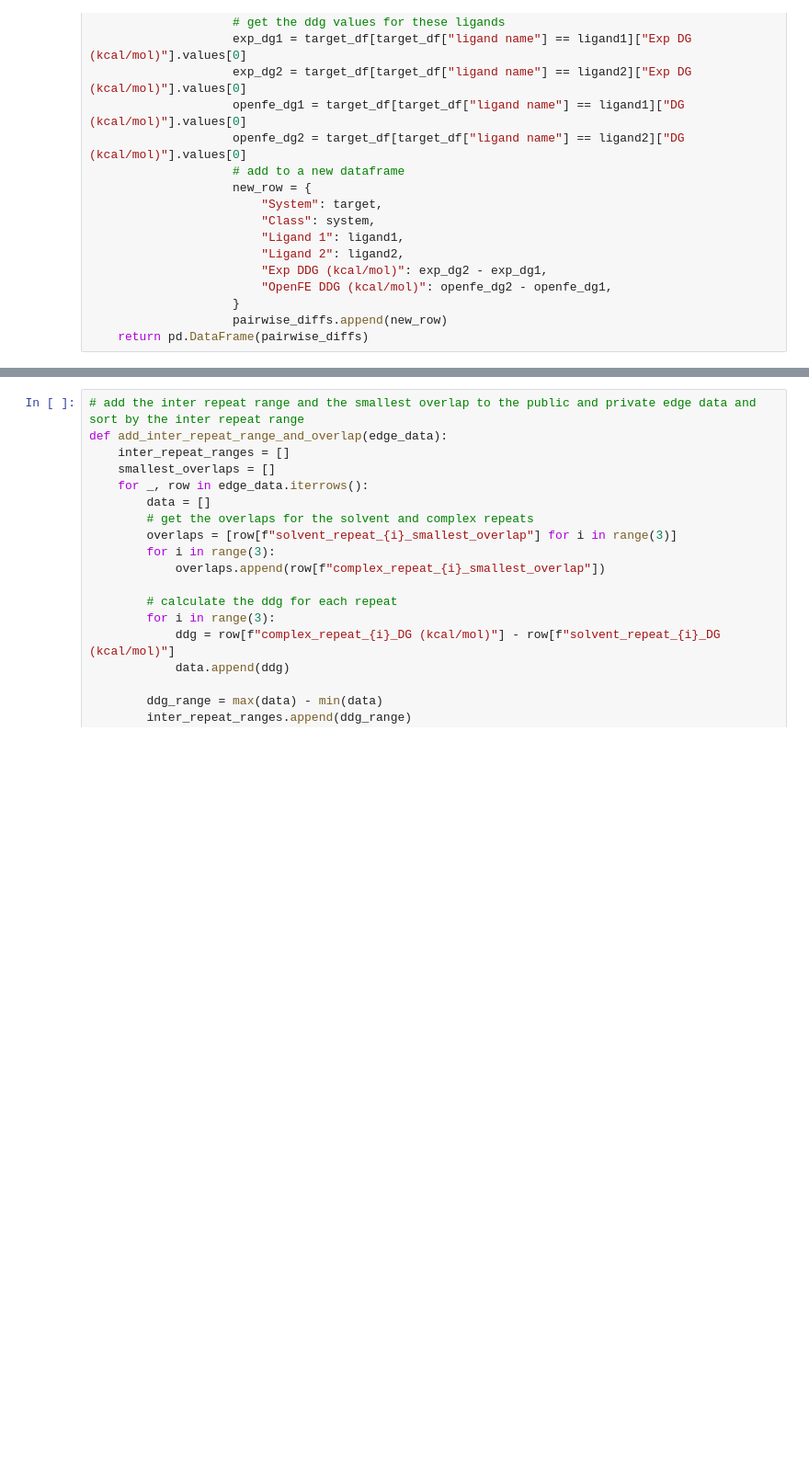
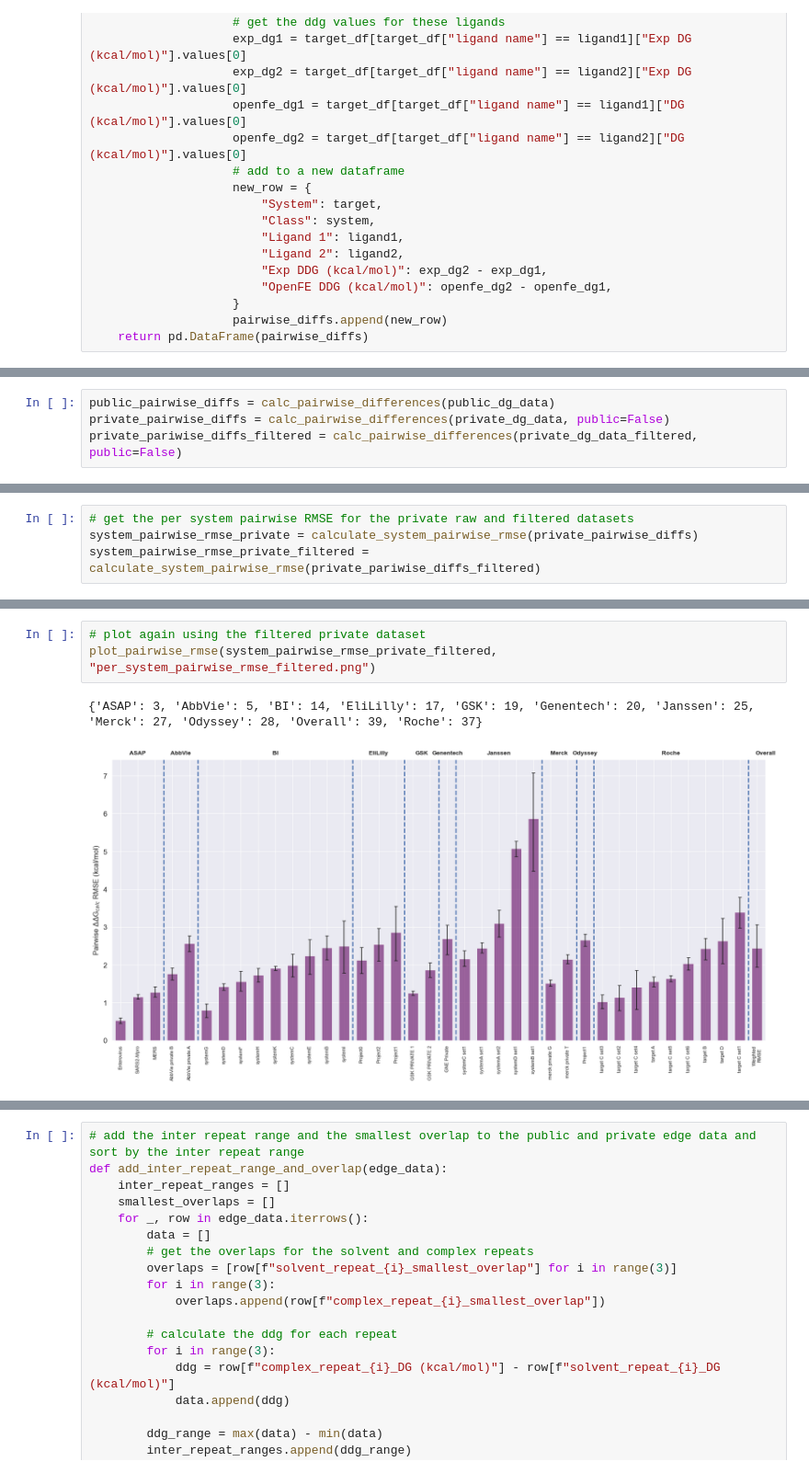
Before and after one commit to OpenFreeEnergy/IndustryBenchmarks2024, a Jupyter notebook: industry_benchmarks/analysis/notebooks/compare_public_private_sets.ipynb, the cells around one changed output, grey strips where cells are left out. Shown at 92% size. Cells and saved outputs as stored; diff of their text form; blank space fills up the shorter version.

```diff
--- a/industry_benchmarks/analysis/notebooks/compare_public_private_sets.ipynb
+++ b/industry_benchmarks/analysis/notebooks/compare_public_private_sets.ipynb
@@ -348,0 +174,4 @@ plt.savefig("ddg_repeat_range_ecdf.png", dpi=300, bbox_inches='tight')
+# %%
+public_pairwise_diffs = calc_pairwise_differences(public_dg_data)
+private_pairwise_diffs = calc_pairwise_differences(private_dg_data, public=False)
+private_pariwise_diffs_filtered = calc_pairwise_differences(private_dg_data_filtered, public=False)
@@ -348,0 +227,4 @@ plt.savefig("ddg_repeat_range_ecdf.png", dpi=300, bbox_inches='tight')
+# %%
+# get the per system pairwise RMSE for the private raw and filtered datasets
+system_pairwise_rmse_private = calculate_system_pairwise_rmse(private_pairwise_diffs)
+system_pairwise_rmse_private_filtered = calculate_system_pairwise_rmse(private_pariwise_diffs_filtered)
@@ -348,0 +316,6 @@ plt.savefig("ddg_repeat_range_ecdf.png", dpi=300, bbox_inches='tight')
+# %%
+# plot again using the filtered private dataset
+plot_pairwise_rmse(system_pairwise_rmse_private_filtered, "per_system_pairwise_rmse_filtered.png")
+# %% [output]
+{'ASAP': 3, 'AbbVie': 5, 'BI': 14, 'EliLilly': 17, 'GSK': 19, 'Genentech': 20, 'Janssen': 25, 'Merck': 27, 'Odyssey': 28, 'Overall': 39, 'Roche': 37}
+[figure, added]
```
Also changed, not shown: parts of 107 cells of this notebook, 2 other files.
